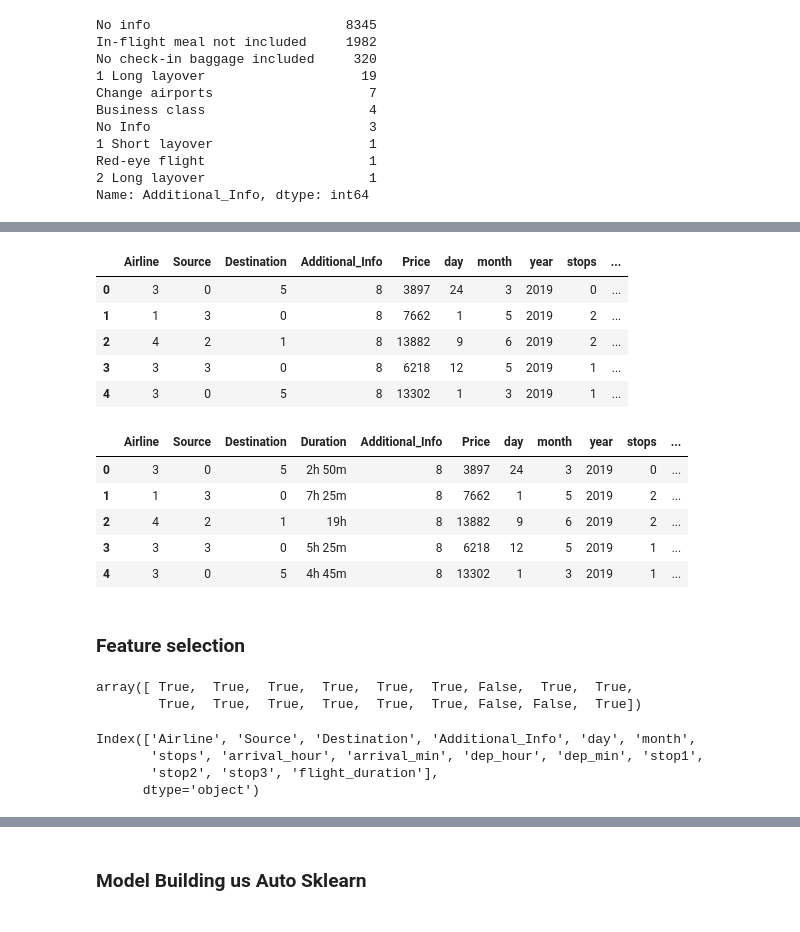
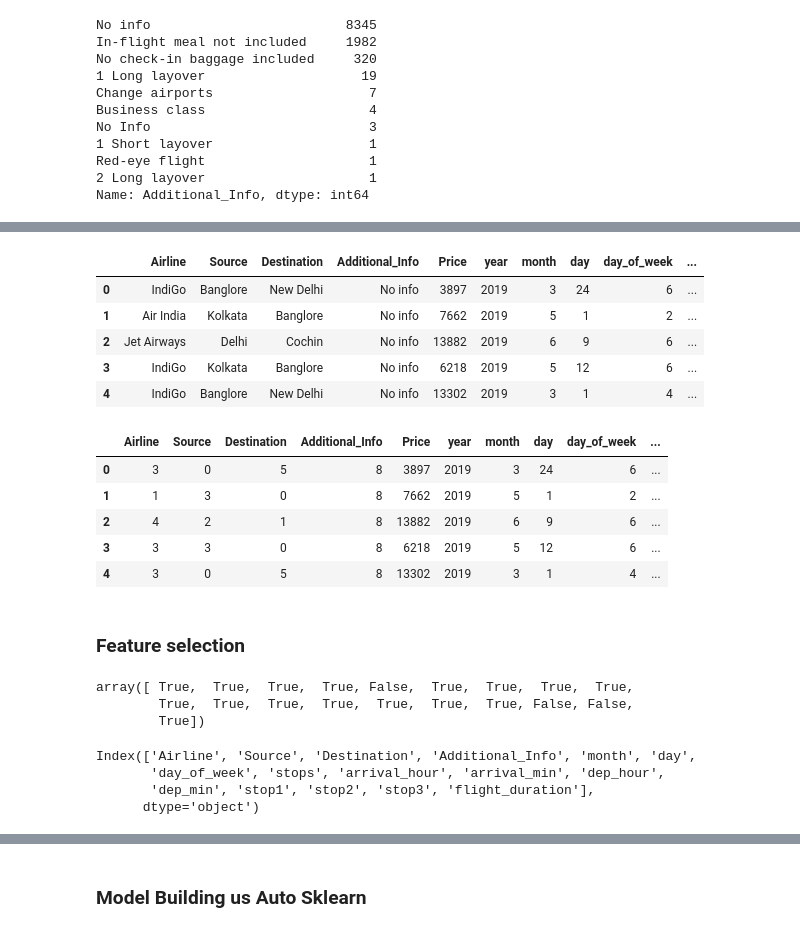
Before and after one commit to okmich/live-manning-projects, a Jupyter notebook: hands-on-practise/automl/auto-sklearn/Flight Test (auto-sklearn).ipynb, the cells around one changed output, grey strips where cells are left out. Drawn from its saved outputs; the diff is of its cells as text; code cells hidden in the pictures.

```diff
--- a/hands-on-practise/automl/auto-sklearn/Flight Test (auto-sklearn).ipynb
+++ b/hands-on-practise/automl/auto-sklearn/Flight Test (auto-sklearn).ipynb
@@ -121,0 +108,10 @@ train_df.head()
+# %%
+# convert date
+train_df = training_df.copy()
+train_df['Date_of_Journey'] = pd.to_datetime(train_df['Date_of_Journey'], format='%d/%m/%Y')
+train_df['year'] = train_df['Date_of_Journey'].dt.year
+train_df['month'] = train_df['Date_of_Journey'].dt.month
+train_df['day'] = train_df['Date_of_Journey'].dt.day
+train_df['day_of_week'] = train_df['Date_of_Journey'].dt.day_of_week
+train_df.drop(['Date_of_Journey'], axis=1, inplace=True)
+train_df.head()
@@ -179,19 +189,19 @@ Red-eye flight                     1
 Name: Additional_Info, dtype: int64
 # %%
 # break the route into stops -> stop1, stop2, stop3
-# using np.max, we know the number of stops possible in the flights routes as 5 so we will create stop1, stop2... stop4
+# using np.max, we know the number of stops possible in the flights routes as 4 so we will create stop1, stop2... stop4
 def routes_to_stops(route):
     stops = str(route).split('→')
     if len(stops) < 2:
-        return pd.Series(['None'] * 5)
+        return pd.Series(['None'] * 4)
     else:
         stops = stops[1:-1]
-        remaining_legnth = 5 - len(stops)
+        remaining_legnth = 4 - len(stops)
         stops.extend(['None'] * remaining_legnth)
         return pd.Series(stops)
 
 if 'Route' in train_df.columns:
-    train_df[['stop1', 'stop2', 'stop3', 'stop4', 'stop5']] = train_df['Route'].apply(routes_to_stops)
+    train_df[['stop1', 'stop2', 'stop3', 'stop4']] = train_df['Route'].apply(routes_to_stops)
     train_df.drop(['Route'], axis=1, inplace=True)
 
 train_df.head()
@@ -225,33 +235,31 @@ if 'Duration' in train_df.columns:
 
 train_df.head()
 # %% [output]
-|  | Airline | Source | Destination | Additional_Info | Price | day | month | year | stops | ... |
-| 0 | 3 | 0 | 5 | 8 | 3897 | 24 | 3 | 2019 | 0 | ... |
-| 1 | 1 | 3 | 0 | 8 | 7662 | 1 | 5 | 2019 | 2 | ... |
-| 2 | 4 | 2 | 1 | 8 | 13882 | 9 | 6 | 2019 | 2 | ... |
-| 3 | 3 | 3 | 0 | 8 | 6218 | 12 | 5 | 2019 | 1 | ... |
-| 4 | 3 | 0 | 5 | 8 | 13302 | 1 | 3 | 2019 | 1 | ... |
+|  | Airline | Source | Destination | Additional_Info | Price | year | month | day | day_of_week | ... |
+| 0 | IndiGo | Banglore | New Delhi | No info | 3897 | 2019 | 3 | 24 | 6 | ... |
+| 1 | Air India | Kolkata | Banglore | No info | 7662 | 2019 | 5 | 1 | 2 | ... |
+| 2 | Jet Airways | Delhi | Cochin | No info | 13882 | 2019 | 6 | 9 | 6 | ... |
+| 3 | IndiGo | Kolkata | Banglore | No info | 6218 | 2019 | 5 | 12 | 6 | ... |
+| 4 | IndiGo | Banglore | New Delhi | No info | 13302 | 2019 | 3 | 1 | 4 | ... |
 # %%
 # string value encoding
 encoder = OneHotEncoder() if use_onehot_encoding else LabelEncoder()
 train_df['Airline'] = encoder.fit_transform(train_df['Airline'])
 train_df['Source'] = encoder.fit_transform(train_df['Source'])
 train_df['Destination'] = encoder.fit_transform(train_df['Destination'])
 train_df['Additional_Info'] = encoder.fit_transform(train_df['Additional_Info'])
 train_df['stop1'] = encoder.fit_transform(train_df['stop1'])
 train_df['stop2'] = encoder.fit_transform(train_df['stop2'])
 train_df['stop3'] = encoder.fit_transform(train_df['stop3'])
 train_df['stop4'] = encoder.fit_transform(train_df['stop4'])
-train_df['stop5'] = encoder.fit_transform(train_df['stop5'])
-
 train_df.head()
 # %% [output]
-|  | Airline | Source | Destination | Duration | Additional_Info | Price | day | month | year | stops | ... |
-| 0 | 3 | 0 | 5 | 2h 50m | 8 | 3897 | 24 | 3 | 2019 | 0 | ... |
-| 1 | 1 | 3 | 0 | 7h 25m | 8 | 7662 | 1 | 5 | 2019 | 2 | ... |
-| 2 | 4 | 2 | 1 | 19h | 8 | 13882 | 9 | 6 | 2019 | 2 | ... |
-| 3 | 3 | 3 | 0 | 5h 25m | 8 | 6218 | 12 | 5 | 2019 | 1 | ... |
-| 4 | 3 | 0 | 5 | 4h 45m | 8 | 13302 | 1 | 3 | 2019 | 1 | ... |
+|  | Airline | Source | Destination | Additional_Info | Price | year | month | day | day_of_week | ... |
+| 0 | 3 | 0 | 5 | 8 | 3897 | 2019 | 3 | 24 | 6 | ... |
+| 1 | 1 | 3 | 0 | 8 | 7662 | 2019 | 5 | 1 | 2 | ... |
+| 2 | 4 | 2 | 1 | 8 | 13882 | 2019 | 6 | 9 | 6 | ... |
+| 3 | 3 | 3 | 0 | 8 | 6218 | 2019 | 5 | 12 | 6 | ... |
+| 4 | 3 | 0 | 5 | 8 | 13302 | 2019 | 3 | 1 | 4 | ... |
 # %% [markdown]
 ### Feature selection
 # %%
@@ -265,14 +273,15 @@ selector = SelectFromModel(estimator=Lasso(alpha=0.005, random_state=2)).fit(X_t
 # %%
 selector.get_support()
 # %% [output]
-array([ True,  True,  True,  True,  True,  True, False,  True,  True,
-        True,  True,  True,  True,  True,  True, False, False,  True])
+array([ True,  True,  True,  True, False,  True,  True,  True,  True,
+        True,  True,  True,  True,  True,  True,  True, False, False,
+        True])
 # %%
 X_train.columns[selector.get_support()]
 # %% [output]
-Index(['Airline', 'Source', 'Destination', 'Additional_Info', 'day', 'month',
-       'stops', 'arrival_hour', 'arrival_min', 'dep_hour', 'dep_min', 'stop1',
-       'stop2', 'stop3', 'flight_duration'],
+Index(['Airline', 'Source', 'Destination', 'Additional_Info', 'month', 'day',
+       'day_of_week', 'stops', 'arrival_hour', 'arrival_min', 'dep_hour',
+       'dep_min', 'stop1', 'stop2', 'stop3', 'flight_duration'],
       dtype='object')
 # %%
 fig, ax = plt.subplots(figsize=(20, 8))
```
Also changed, not shown: parts of 11 cells of this notebook, 9 other files.
